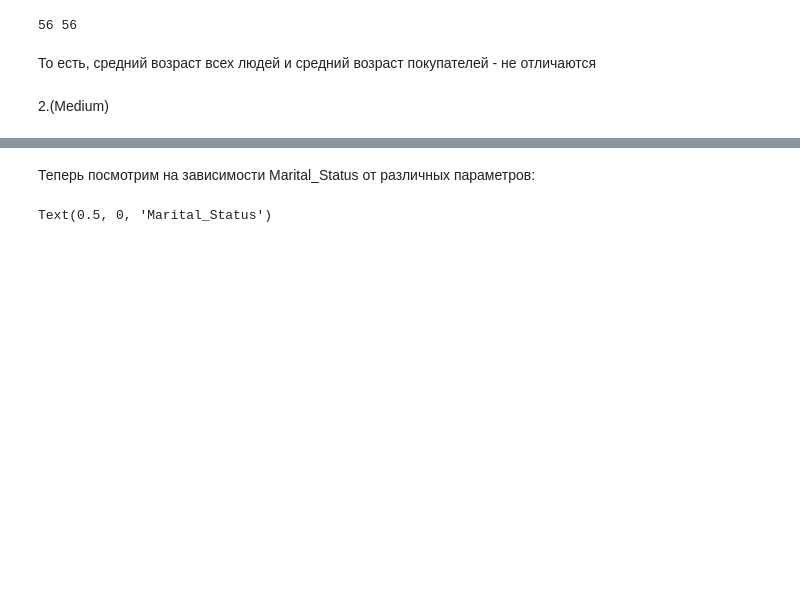
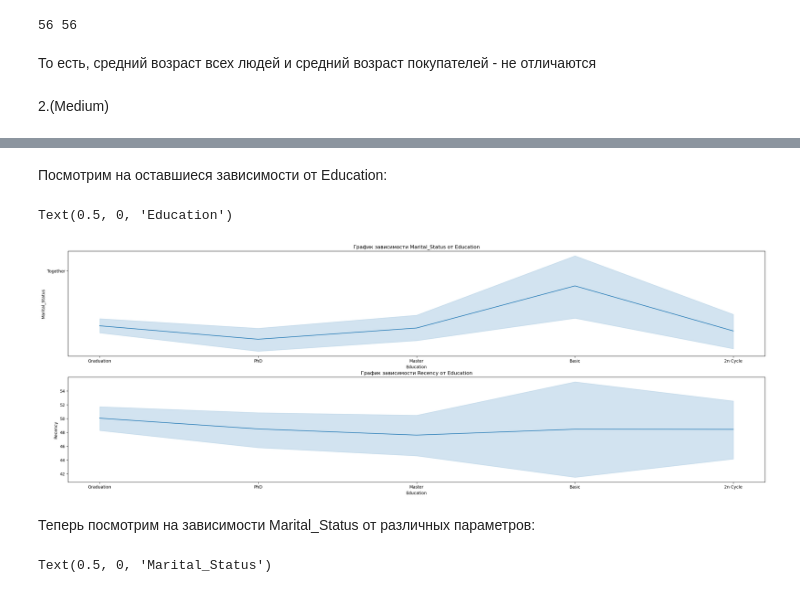
Before and after one commit to bananananacat/ML_HW, a Jupyter notebook: notebooks/02-homework.ipynb, the cells around one changed output, grey strips where cells are left out. Drawn from its saved outputs; the diff is of its cells as text; code cells hidden in the pictures; blank space fills up the shorter version.

```diff
--- a/notebooks/02-homework.ipynb
+++ b/notebooks/02-homework.ipynb
@@ -51,3 +58,16 @@ Text(0.5, 0, 'Education')
+# %% [markdown]
+Посмотрим на оставшиеся зависимости от Education:
+# %%
+fig, axs = plt.subplots(2, figsize = (30, 10))
+sns.lineplot(data = df, x = "Education", y = "Marital_Status", ax=axs[0]).set(title = "График зависимости Marital_Status от Education")
+plt.ylabel("Marital_Status")
+plt.xlabel("Education")
+sns.lineplot(data = df, x = "Education", y = "Recency", ax=axs[1]).set(title = "График зависимости Recency от Education")
+plt.ylabel("Recency")
+plt.xlabel("Education")
+# %% [output]
+Text(0.5, 0, 'Education')
+[figure, added]
 # %% [markdown]
 Теперь посмотрим на зависимости Marital_Status от различных параметров:
 # %%
```
Also changed, not shown: parts of 14 cells of this notebook.
